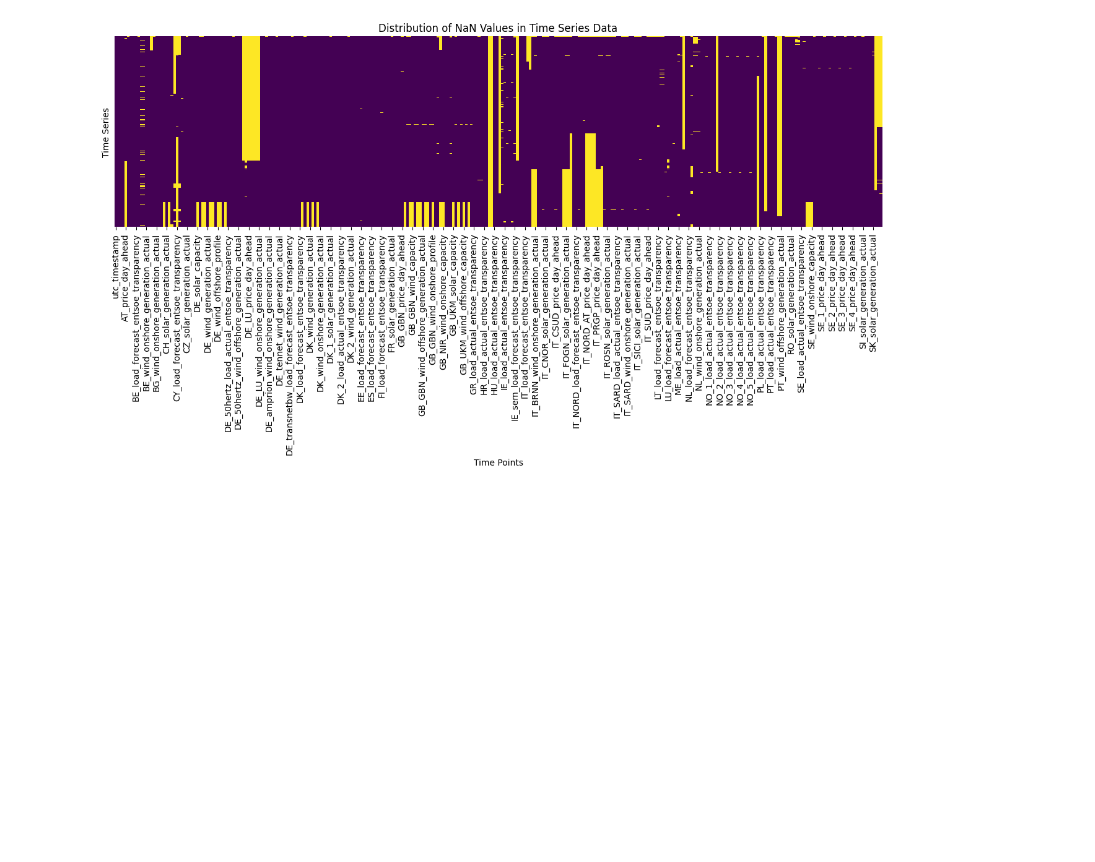
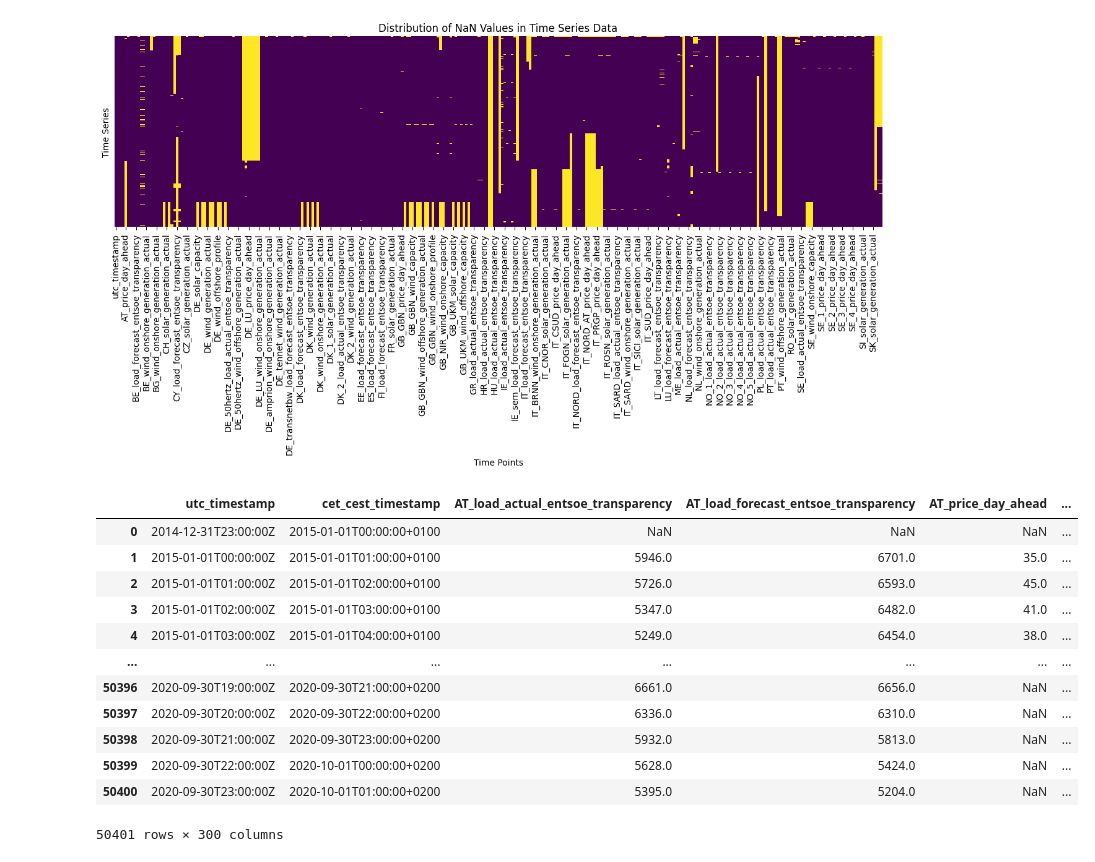
Before and after one commit to ben10ben/thesis, a Jupyter notebook: src/download_script.ipynb, the cells around one changed output. Drawn from its saved outputs; the diff is of its cells as text; code cells hidden in the pictures; blank space fills up the shorter version.

```diff
--- a/src/download_script.ipynb
+++ b/src/download_script.ipynb
@@ -60,4 +71,20 @@ def visualize_nans(df):
 visualize_nans(df)
 # %% [output]
 [figure]
+# %%
+df
+# %% [output]
+|  | utc_timestamp | cet_cest_timestamp | AT_load_actual_entsoe_transparency | AT_load_forecast_entsoe_transparency | AT_price_day_ahead | ... |
+| 0 | 2014-12-31T23:00:00Z | 2015-01-01T00:00:00+0100 | NaN | NaN | NaN | ... |
+| 1 | 2015-01-01T00:00:00Z | 2015-01-01T01:00:00+0100 | 5946.0 | 6701.0 | 35.0 | ... |
+| 2 | 2015-01-01T01:00:00Z | 2015-01-01T02:00:00+0100 | 5726.0 | 6593.0 | 45.0 | ... |
+| 3 | 2015-01-01T02:00:00Z | 2015-01-01T03:00:00+0100 | 5347.0 | 6482.0 | 41.0 | ... |
+| 4 | 2015-01-01T03:00:00Z | 2015-01-01T04:00:00+0100 | 5249.0 | 6454.0 | 38.0 | ... |
+| ... | ... | ... | ... | ... | ... | ... |
+| 50396 | 2020-09-30T19:00:00Z | 2020-09-30T21:00:00+0200 | 6661.0 | 6656.0 | NaN | ... |
+| 50397 | 2020-09-30T20:00:00Z | 2020-09-30T22:00:00+0200 | 6336.0 | 6310.0 | NaN | ... |
+| 50398 | 2020-09-30T21:00:00Z | 2020-09-30T23:00:00+0200 | 5932.0 | 5813.0 | NaN | ... |
+| 50399 | 2020-09-30T22:00:00Z | 2020-10-01T00:00:00+0200 | 5628.0 | 5424.0 | NaN | ... |
+| 50400 | 2020-09-30T23:00:00Z | 2020-10-01T01:00:00+0200 | 5395.0 | 5204.0 | NaN | ... |
+50401 rows × 300 columns
 # %%
```
Also changed, not shown: parts of 3 cells of this notebook, 3 other files.
